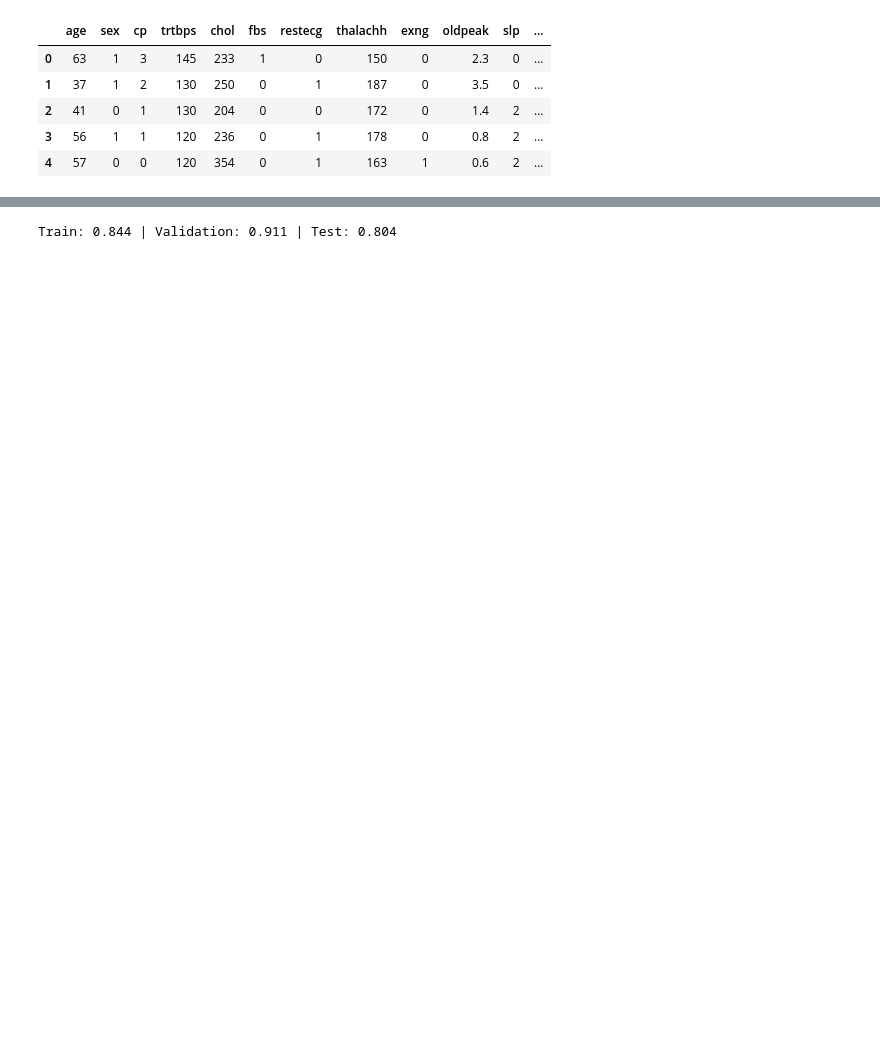
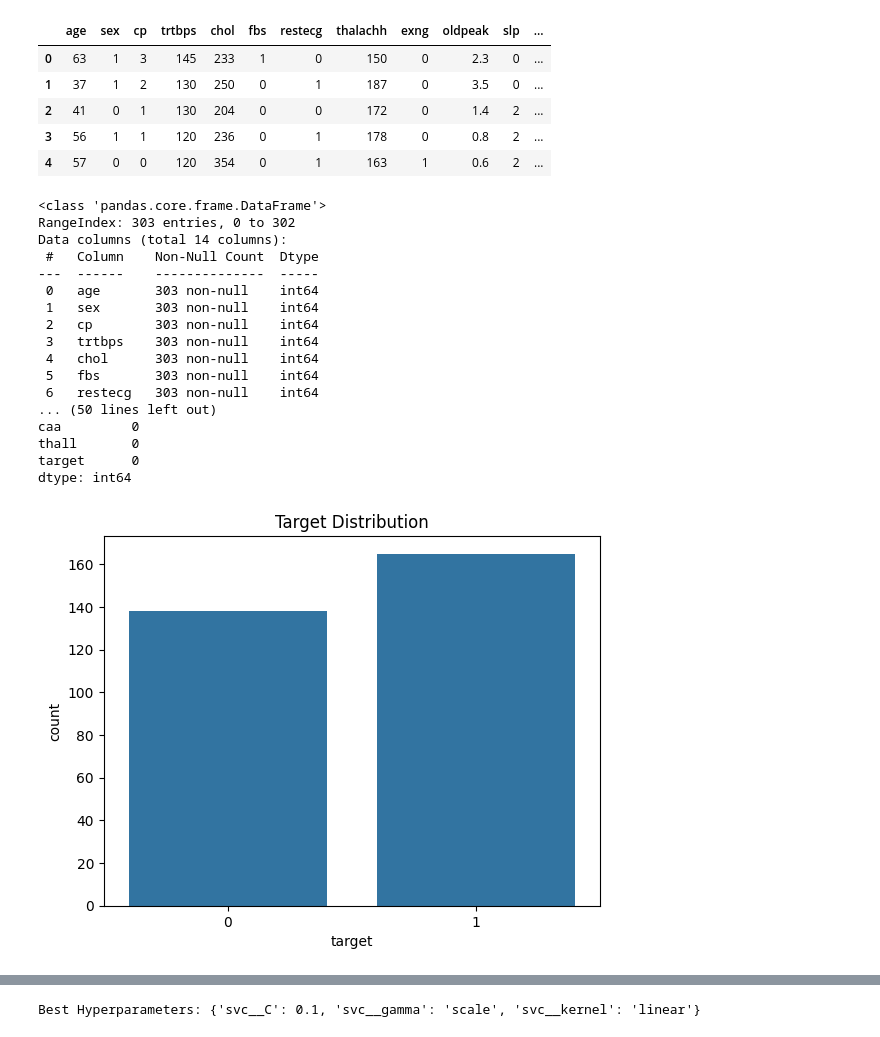
Before and after one commit to amirmohammadgholampour/Heart-attack-detection-system, a Jupyter notebook: main.ipynb, the cells around one changed output, grey strips where cells are left out. Drawn from its saved outputs; the diff is of its cells as text; code cells hidden in the pictures; blank space fills up the shorter version.

```diff
--- a/main.ipynb
+++ b/main.ipynb
@@ -14,3 +23,38 @@ df.head()
 | 2 | 41 | 0 | 1 | 130 | 204 | 0 | 0 | 172 | 0 | 1.4 | 2 | ... |
 | 3 | 56 | 1 | 1 | 120 | 236 | 0 | 1 | 178 | 0 | 0.8 | 2 | ... |
 | 4 | 57 | 0 | 0 | 120 | 354 | 0 | 1 | 163 | 1 | 0.6 | 2 | ... |
+# %%
+# Exploratory Data Analysis (EDA)
+print(df.info())
+print(df.describe())
+print(df.isnull().sum())
+
+# Visualize distribution of target
+sns.countplot(x='target', data=df)
+plt.title('Target Distribution')
+plt.show()
+
+# Correlation heatmap
+plt.figure(figsize=(12,8))
+sns.heatmap(df.corr(), annot=True, fmt=".2f", cmap="coolwarm")
+plt.title("Feature Correlation Heatmap")
+plt.show()
+# %% [output]
+<class 'pandas.core.frame.DataFrame'>
+RangeIndex: 303 entries, 0 to 302
+Data columns (total 14 columns):
+ #   Column    Non-Null Count  Dtype
+---  ------    --------------  -----
+ 0   age       303 non-null    int64
+ 1   sex       303 non-null    int64
+ 2   cp        303 non-null    int64
+ 3   trtbps    303 non-null    int64
+ 4   chol      303 non-null    int64
+ 5   fbs       303 non-null    int64
+ 6   restecg   303 non-null    int64
+... (50 lines left out)
+caa         0
+thall       0
+target      0
+dtype: int64
+[figure, added]
@@ -44,21 +65,0 @@ x_val, x_test, y_val, y_test = train_test_split(x_temp, y_temp, random_state=42,
-# %%
-"""
-    SVM (Support Vector Machine) is a supervised learning algorithm
-    used for classification and regression tasks. It works by finding
-    the optimal hyperplane that separates classes in a high-dimensional
-    space. SVM is sensitive to feature scaling, so data normalization
-    is important for accurate performance.
-
-"""
-from sklearn.svm import SVC
-
-svm = SVC(C=0.1, kernel="rbf", random_state=42)
-svm.fit(x_train, y_train)
-
-y_train_pred = svm.predict(x_train)
-y_val_pred = svm.predict(x_val)
-y_test_pred = svm.predict(x_test)
-
-print(f"Train: {accuracy_score(y_train, y_train_pred):.3f} | Validation: {accuracy_score(y_val, y_val_pred):.3f} | Test: {accuracy_score(y_test, y_test_pred):.3f}")
-# %% [output]
-Train: 0.844 | Validation: 0.911 | Test: 0.804
@@ -64,0 +80,14 @@ Train: 0.844 | Validation: 0.911 | Test: 0.804
+# %%
+# Hyperparameter tuning with GridSearchCV
+param_grid = {
+    'svc__C': [0.1, 1, 10],
+    'svc__kernel': ['rbf', 'linear'],
+    'svc__gamma': ['scale', 'auto']
+}
+
+grid = GridSearchCV(pipeline, param_grid, cv=5, scoring='accuracy', n_jobs=-1)
+grid.fit(x_train, y_train)
+
+print("Best Hyperparameters:", grid.best_params_)
+# %% [output]
+Best Hyperparameters: {'svc__C': 0.1, 'svc__gamma': 'scale', 'svc__kernel': 'linear'}
```
Also changed, not shown: parts of 11 cells of this notebook.
